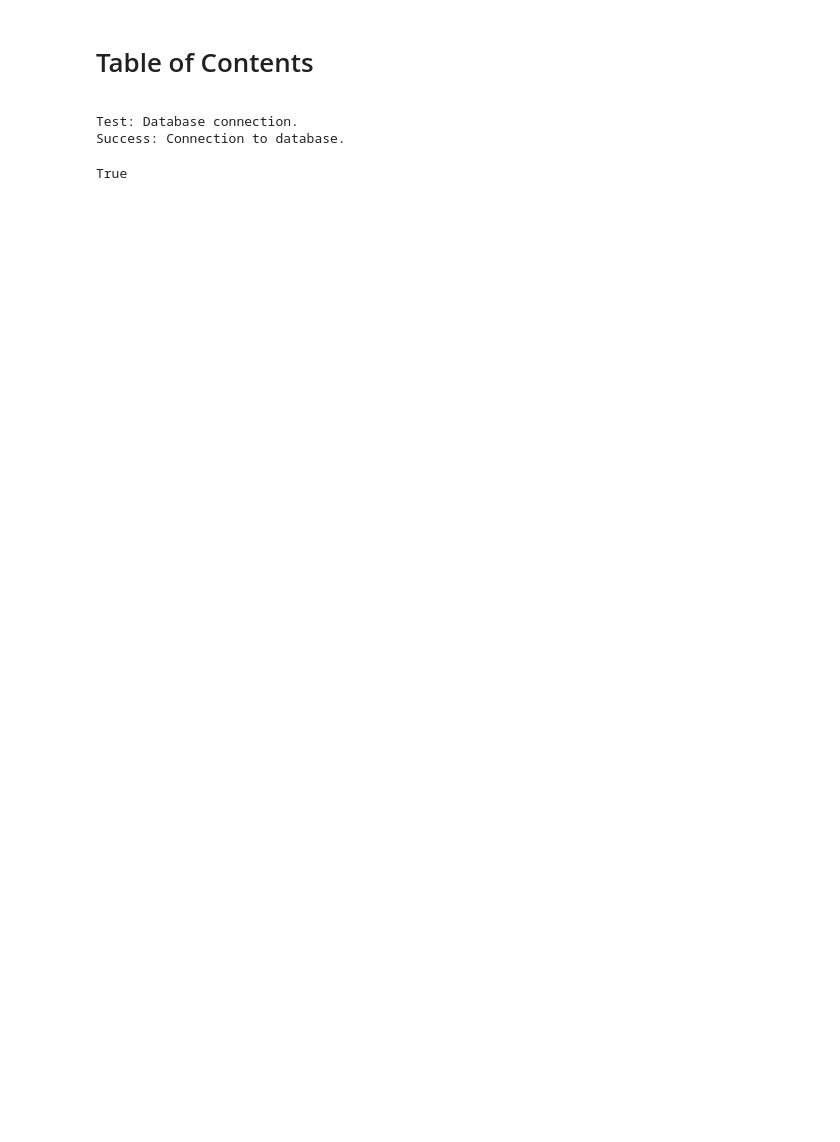
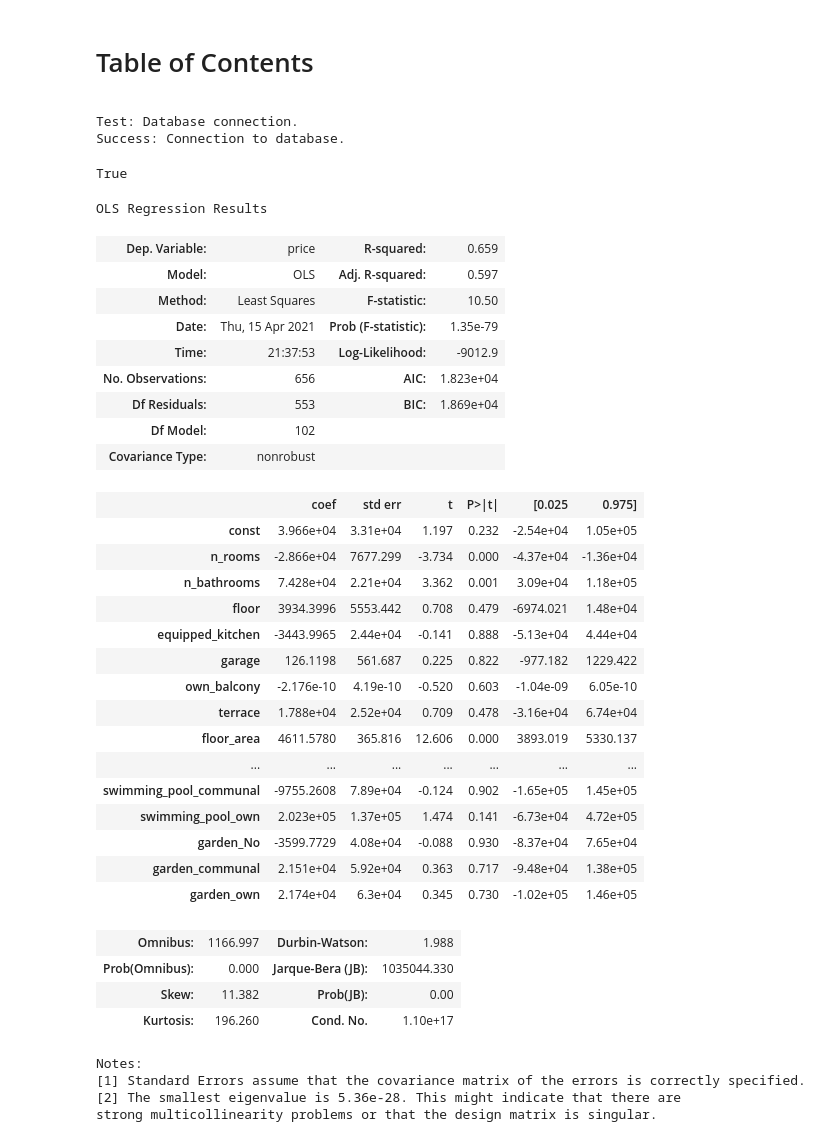
Before and after one commit to martorii/immoscrapper, a Jupyter notebook: analysis/first_analysis.ipynb, the cells around one changed output. Cells and saved outputs as stored; diff of their text form; code cells hidden in the pictures; blank space fills up the shorter version.

```diff
--- a/analysis/first_analysis.ipynb
+++ b/analysis/first_analysis.ipynb
@@ -21,0 +127,57 @@ df = pd.DataFrame(db.select_table('properties'))
+# %%
+# Garden
+garden_dict = {
+    'communal': ['communal'],
+    'own': ['own', 'private', 'yes']
+}
+df['garden'] = df['garden'].apply(map_from_value_to_key, mapper=garden_dict)
+df.garden.fillna('No', inplace=True)
+# %%
+# Delete portal
+df.drop(columns=['portal'], inplace=True)
+# %%
+numerical_features = df.select_dtypes(include=np.number).columns.tolist()
+categorical_features = [feature for feature in df.columns if feature not in numerical_features]
+# %%
+df = get_dummies_from_categorical(categorical_features, df)
+# %%
+X = df.drop(columns=['price'])
+Y = df[['price']]
+X = sm.add_constant(X)
+model = sm.OLS(Y, X).fit()
+display(model.summary())
+# %% [output]
+OLS Regression Results
+| Dep. Variable: | price | R-squared: | 0.659 |
+| Model: | OLS | Adj. R-squared: | 0.597 |
+| Method: | Least Squares | F-statistic: | 10.50 |
+| Date: | Thu, 15 Apr 2021 | Prob (F-statistic): | 1.35e-79 |
+| Time: | 21:37:53 | Log-Likelihood: | -9012.9 |
+| No. Observations: | 656 | AIC: | 1.823e+04 |
+| Df Residuals: | 553 | BIC: | 1.869e+04 |
+| Df Model: | 102 |  |  |
+| Covariance Type: | nonrobust |  |  |
+|  | coef | std err | t | P>|t| | [0.025 | 0.975] |
+| const | 3.966e+04 | 3.31e+04 | 1.197 | 0.232 | -2.54e+04 | 1.05e+05 |
+| n_rooms | -2.866e+04 | 7677.299 | -3.734 | 0.000 | -4.37e+04 | -1.36e+04 |
+| n_bathrooms | 7.428e+04 | 2.21e+04 | 3.362 | 0.001 | 3.09e+04 | 1.18e+05 |
+| floor | 3934.3996 | 5553.442 | 0.708 | 0.479 | -6974.021 | 1.48e+04 |
+| equipped_kitchen | -3443.9965 | 2.44e+04 | -0.141 | 0.888 | -5.13e+04 | 4.44e+04 |
+| garage | 126.1198 | 561.687 | 0.225 | 0.822 | -977.182 | 1229.422 |
+| own_balcony | -2.176e-10 | 4.19e-10 | -0.520 | 0.603 | -1.04e-09 | 6.05e-10 |
+| terrace | 1.788e+04 | 2.52e+04 | 0.709 | 0.478 | -3.16e+04 | 6.74e+04 |
+| floor_area | 4611.5780 | 365.816 | 12.606 | 0.000 | 3893.019 | 5330.137 |
+| ... | ... | ... | ... | ... | ... | ... |
+| swimming_pool_communal | -9755.2608 | 7.89e+04 | -0.124 | 0.902 | -1.65e+05 | 1.45e+05 |
+| swimming_pool_own | 2.023e+05 | 1.37e+05 | 1.474 | 0.141 | -6.73e+04 | 4.72e+05 |
+| garden_No | -3599.7729 | 4.08e+04 | -0.088 | 0.930 | -8.37e+04 | 7.65e+04 |
+| garden_communal | 2.151e+04 | 5.92e+04 | 0.363 | 0.717 | -9.48e+04 | 1.38e+05 |
+| garden_own | 2.174e+04 | 6.3e+04 | 0.345 | 0.730 | -1.02e+05 | 1.46e+05 |
+| Omnibus: | 1166.997 | Durbin-Watson: | 1.988 |
+| Prob(Omnibus): | 0.000 | Jarque-Bera (JB): | 1035044.330 |
+| Skew: | 11.382 | Prob(JB): | 0.00 |
+| Kurtosis: | 196.260 | Cond. No. | 1.10e+17 |
+Notes:
+[1] Standard Errors assume that the covariance matrix of the errors is correctly specified.
+[2] The smallest eigenvalue is 5.36e-28. This might indicate that there are
+strong multicollinearity problems or that the design matrix is singular.
```
Also changed, not shown: parts of 23 cells of this notebook, 8 other files.
